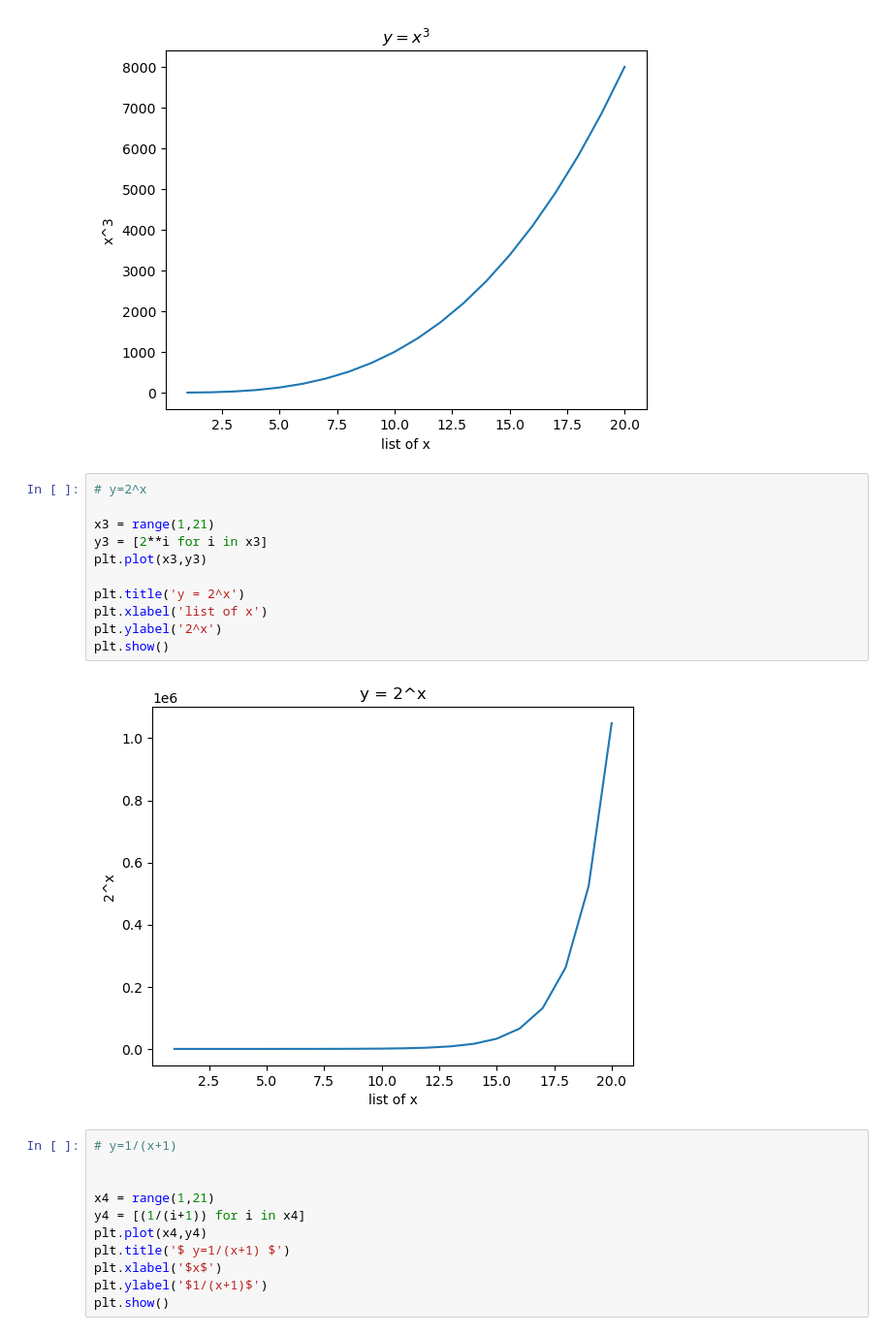
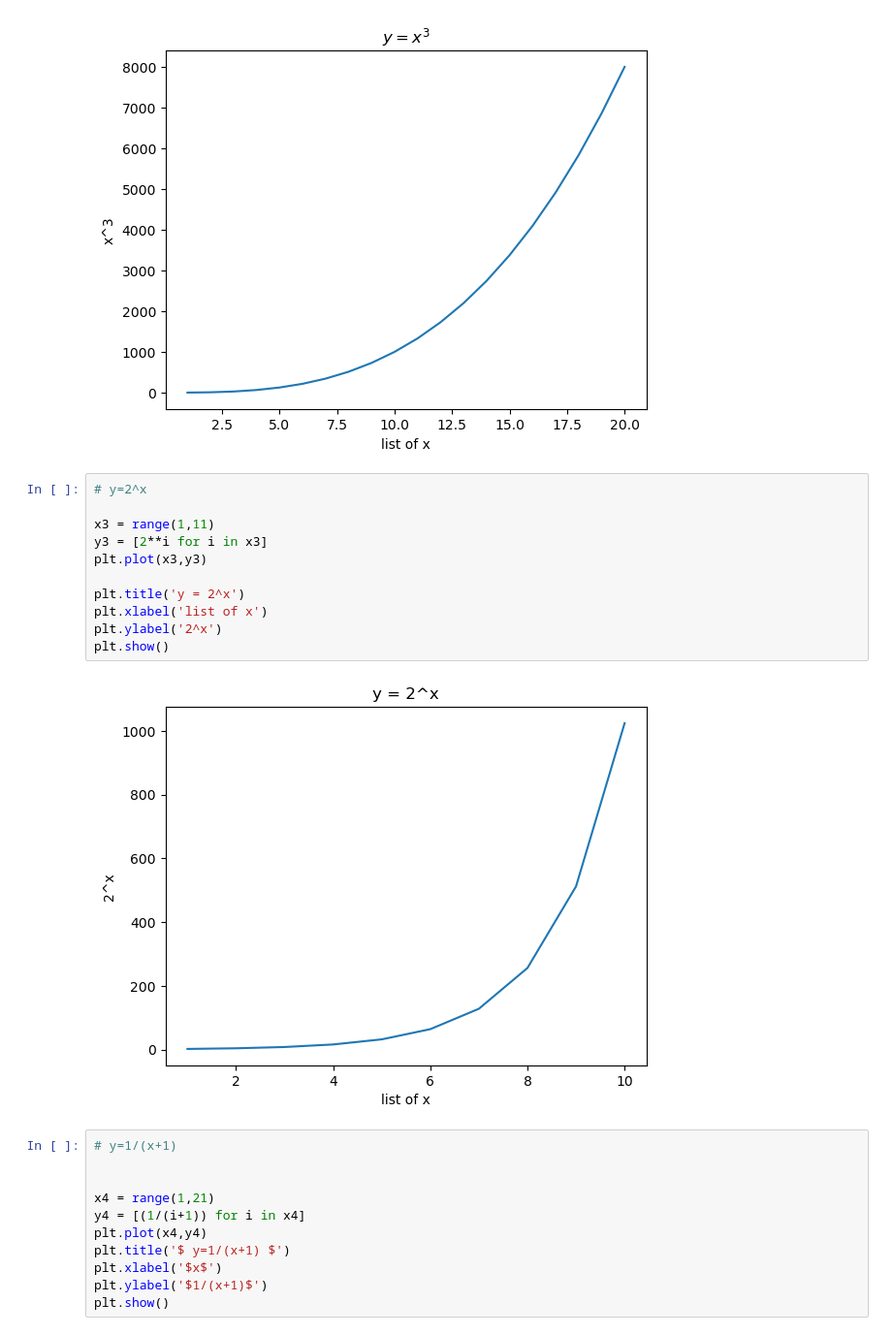
Before and after one commit to Luis-Martinez1/ds-libraries-exercises, a Jupyter notebook: matplotlib_exercises.ipynb, the cells around one changed output. Shown at 97% size. Saved outputs shown, nothing was run; the diff lists cells and outputs as text.

```diff
--- a/matplotlib_exercises.ipynb
+++ b/matplotlib_exercises.ipynb
@@ -58,16 +62,16 @@ plt.show()
 # %%
 # y=2^x
 
-x3 = range(1,21)
+x3 = range(1,11)
 y3 = [2**i for i in x3]
 plt.plot(x3,y3)
 
 plt.title('y = 2^x')
 plt.xlabel('list of x')
 plt.ylabel('2^x')
 plt.show()
 # %% [output]
-[figure, old version]
+[figure, new version]
 # %%
 # y=1/(x+1)
 
```
Also changed, not shown: parts of 4 cells of this notebook.
